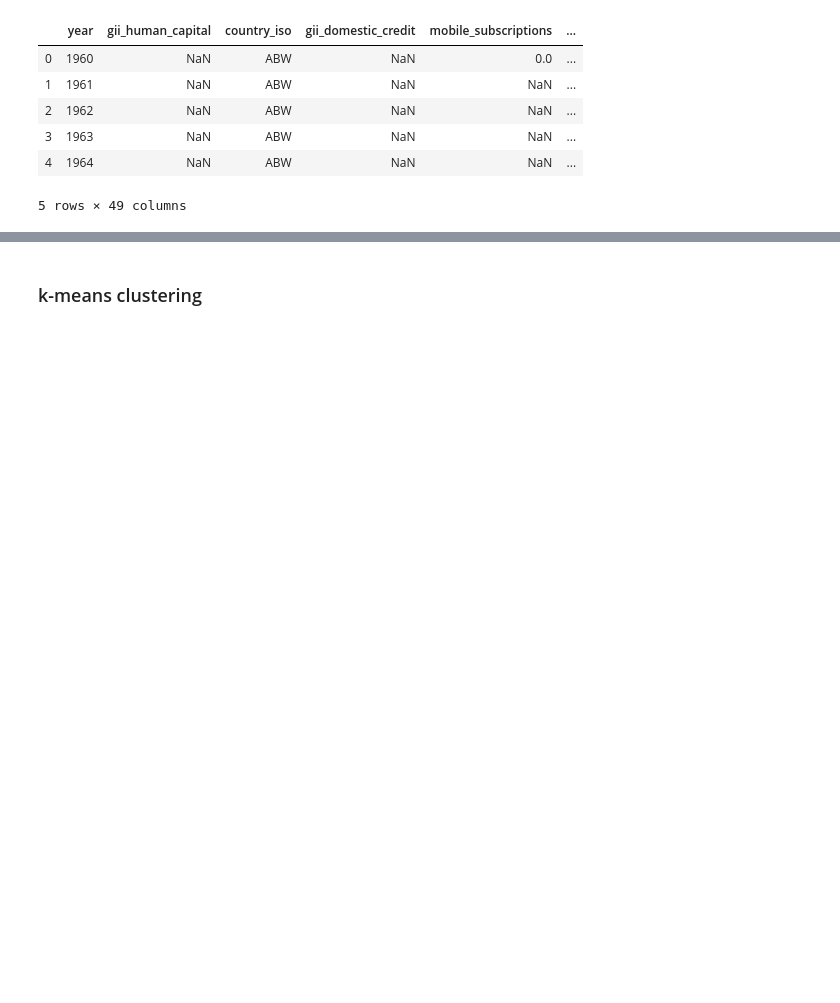
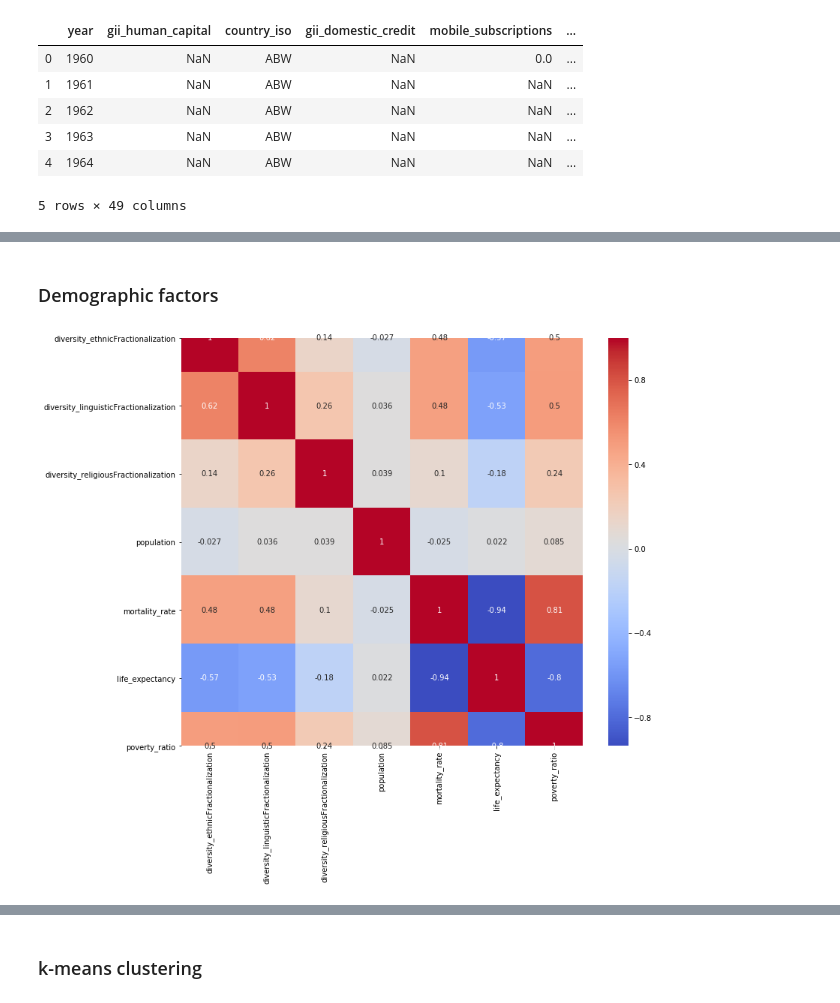
Before and after one commit to MissFacetious/Innovation, a Jupyter notebook: data_analysis/unsupervised.ipynb, the cells around one changed output, grey strips where cells are left out. Saved outputs shown, nothing was run; the diff lists cells and outputs as text; code cells hidden in the pictures; blank space fills up the shorter version.

```diff
--- a/data_analysis/unsupervised.ipynb
+++ b/data_analysis/unsupervised.ipynb
@@ -45,0 +133,19 @@ df_mean.drop(['year'], axis =1, inplace = True)
+# %% [markdown]
+### Demographic factors
+# %%
+dem = non_cultural[['diversity_ethnicFractionalization',
+                    'diversity_linguisticFractionalization',
+                    'diversity_religiousFractionalization',
+                    'population',
+                    'mortality_rate',
+                    'life_expectancy',
+                    'poverty_ratio'
+                    ]]
+# %%
+plt.figure(figsize=(12,10))
+cor = dem.corr()
+sns.heatmap(cor, annot=True, cmap=plt.cm.coolwarm)
+plt.show()
+#cor
+# %% [output]
+[figure, added]
```
Also changed, not shown: parts of 37 cells of this notebook.
